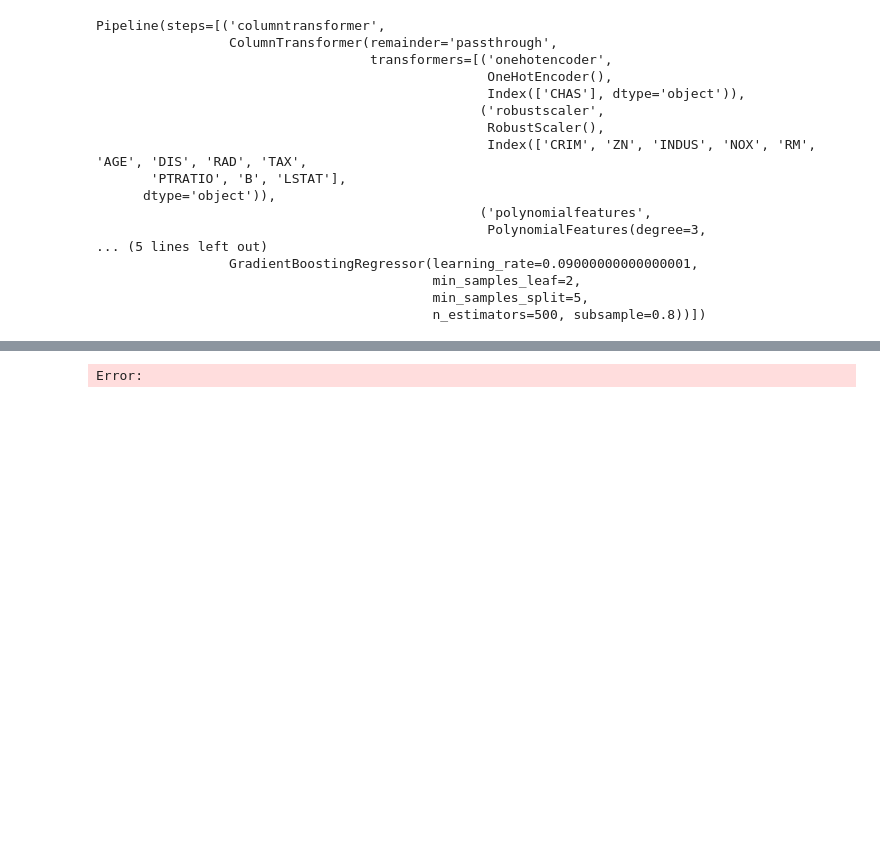
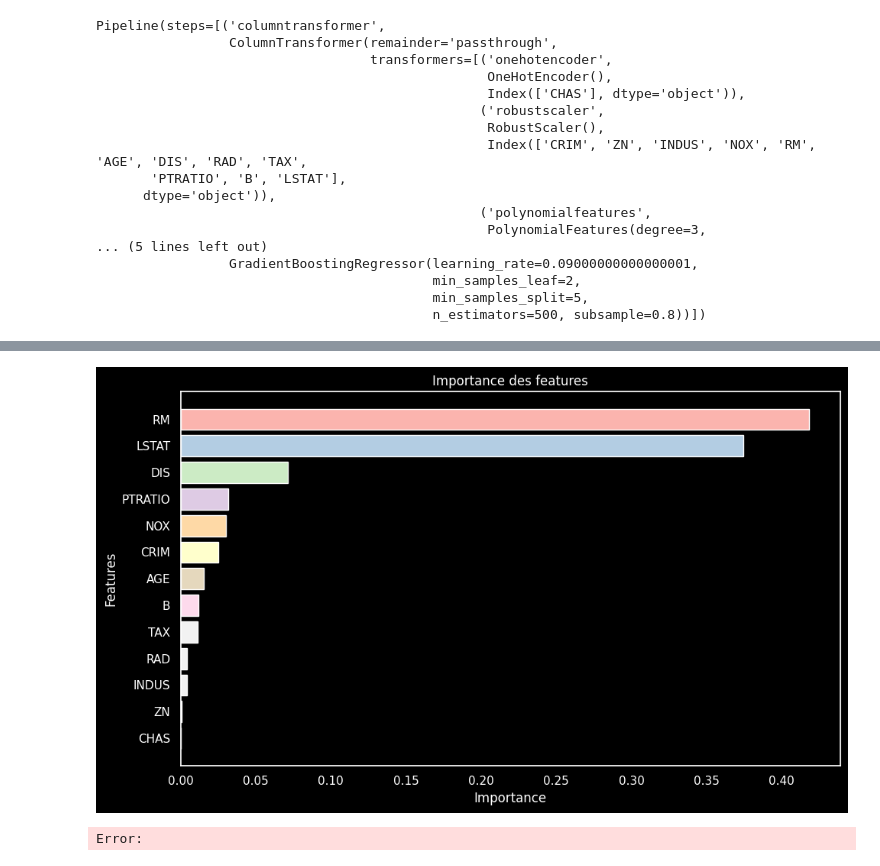
Before and after one commit to davidbreau/ML_boston, a Jupyter notebook: B_ .ipynb, the cells around one changed output, grey strips where cells are left out. Saved outputs shown, nothing was run; the diff lists cells and outputs as text; code cells hidden in the pictures; blank space fills up the shorter version.

```diff
--- a/B_ .ipynb
+++ b/B_ .ipynb
@@ -227,3 +197,36 @@ ValueError: Found unknown categories [True] in column 0 during transform
+# %%
+import numpy as np
+import matplotlib.pyplot as plt
+import seaborn as sns
+from sklearn.ensemble import GradientBoostingRegressor
+
+# Création du modèle
+model = GradientBoostingRegressor()
+model.fit(X_train, y_train)
+
+# Obtention des importances de features
+importances = model.feature_importances_
+feature_names = X.columns
+
+# Trier les importances par ordre croissant
+indices = np.argsort(importances)
+
+# Tracer la visualisation des feature importances avec couleurs inversées
+plt.style.use("seaborn-pastel")
+cmap = plt.get_cmap("Pastel1")
+cmap_colors = list(reversed(cmap(range(len(importances)))))
+
+plt.figure(figsize=(10, 6))
+plt.barh(range(len(importances)), importances[indices], color=cmap_colors)
+plt.yticks(range(len(importances)), feature_names[indices])
+plt.title("Importance des features")
+plt.xlabel("Importance")
+plt.ylabel("Features")
+plt.grid(False)
+plt.tight_layout()
+plt.show()
+# %% [output]
+[figure, added]
 # %%
 import shap
 
```
Also changed, not shown: parts of 10 cells of this notebook, 47 other files.
